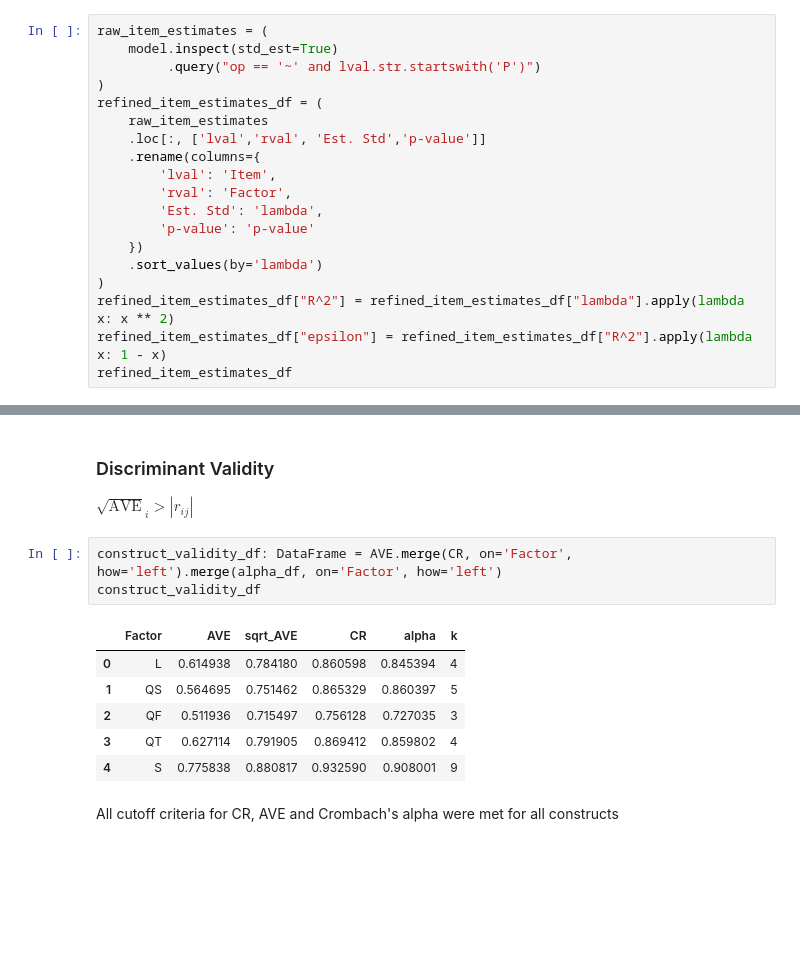
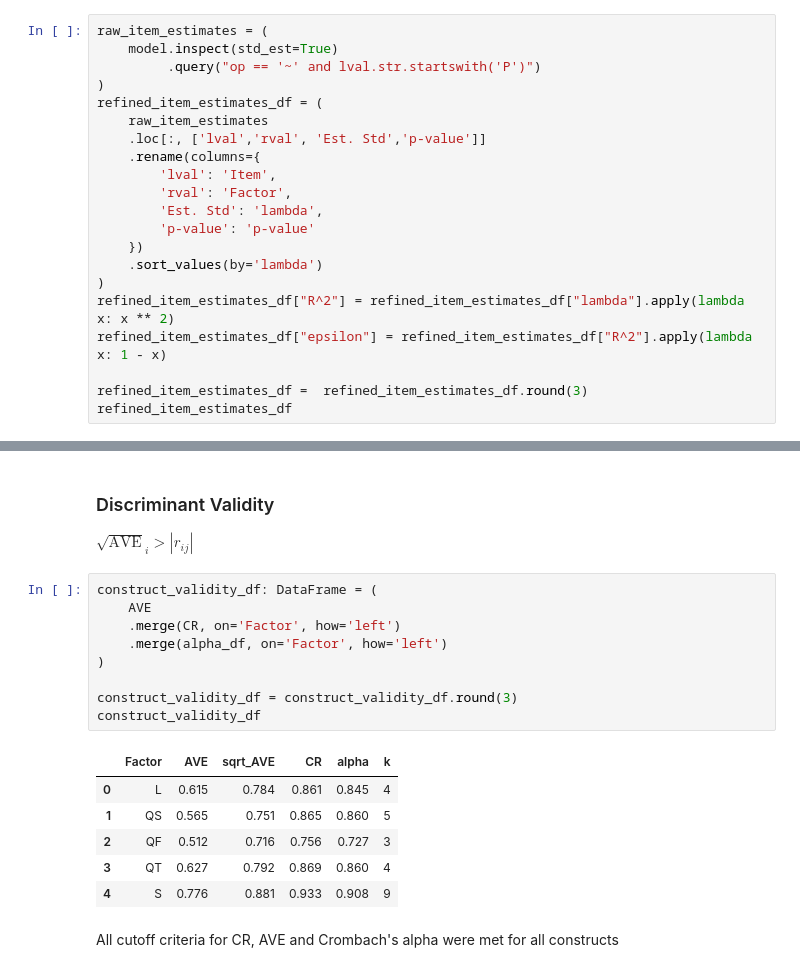
Before and after one commit to VictorValar/python-structural-equation-modeling-guide, a Jupyter notebook: practice 1/practice_1.ipynb, the cells around one changed output, grey strips where cells are left out. Saved outputs shown, nothing was run; the diff lists cells and outputs as text; blank space fills up the shorter version.

```diff
--- a/practice 1/practice_1.ipynb
+++ b/practice 1/practice_1.ipynb
@@ -383,6 +383,8 @@ refined_item_estimates_df = (
 )
 refined_item_estimates_df["R^2"] = refined_item_estimates_df["lambda"].apply(lambda x: x ** 2)
 refined_item_estimates_df["epsilon"] = refined_item_estimates_df["R^2"].apply(lambda x: 1 - x)
+
+refined_item_estimates_df =  refined_item_estimates_df.round(3)
 refined_item_estimates_df
 # %% [output]
 |  | Item | Factor | lambda | p-value | R^2 | epsilon |
@@ -554,15 +556,21 @@ alpha_df
 ### Discriminant Validity
 $\sqrt{\text{AVE}}_i > |r_{ij}|$
 # %%
-construct_validity_df: DataFrame = AVE.merge(CR, on='Factor', how='left').merge(alpha_df, on='Factor', how='left')
+construct_validity_df: DataFrame = (
+    AVE
+    .merge(CR, on='Factor', how='left')
+    .merge(alpha_df, on='Factor', how='left')
+)
+
+construct_validity_df = construct_validity_df.round(3)
 construct_validity_df
 # %% [output]
 |  | Factor | AVE | sqrt_AVE | CR | alpha | k |
-| 0 | L | 0.614938 | 0.784180 | 0.860598 | 0.845394 | 4 |
-| 1 | QS | 0.564695 | 0.751462 | 0.865329 | 0.860397 | 5 |
-| 2 | QF | 0.511936 | 0.715497 | 0.756128 | 0.727035 | 3 |
-| 3 | QT | 0.627114 | 0.791905 | 0.869412 | 0.859802 | 4 |
-| 4 | S | 0.775838 | 0.880817 | 0.932590 | 0.908001 | 9 |
+| 0 | L | 0.615 | 0.784 | 0.861 | 0.845 | 4 |
+| 1 | QS | 0.565 | 0.751 | 0.865 | 0.860 | 5 |
+| 2 | QF | 0.512 | 0.716 | 0.756 | 0.727 | 3 |
+| 3 | QT | 0.627 | 0.792 | 0.869 | 0.860 | 4 |
+| 4 | S | 0.776 | 0.881 | 0.933 | 0.908 | 9 |
 # %% [markdown]
 All cutoff criteria for CR, AVE and Crombach's alpha were met for all constructs
 # %%
```
Also changed, not shown: parts of 8 cells of this notebook, 3 other files.
